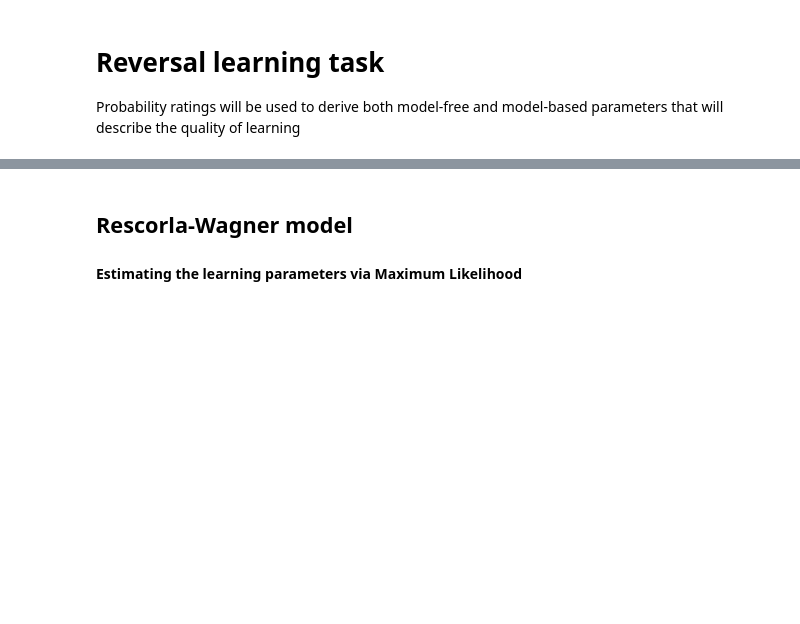
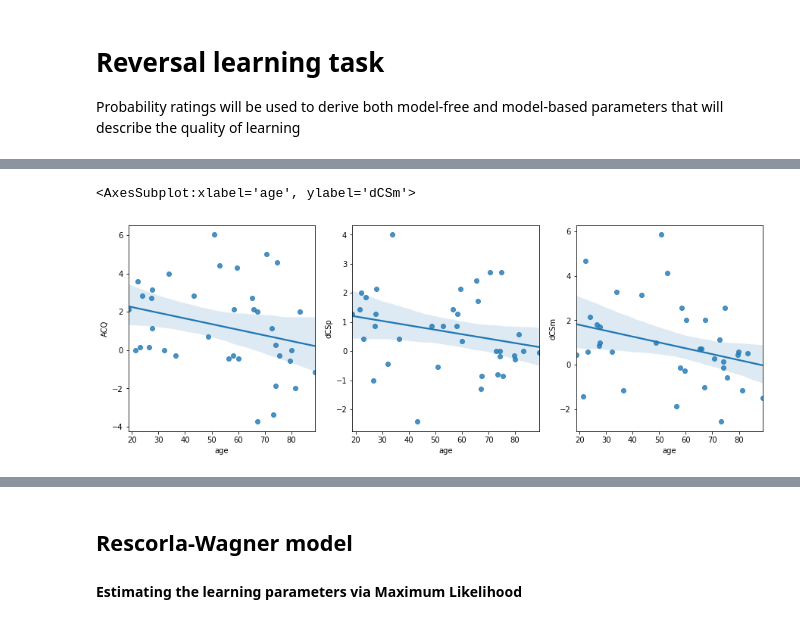
Before and after one commit to KoremNSN/Aging, a Jupyter notebook: Reversal/Reversal_behav.ipynb, the cells around one changed output, grey strips where cells are left out. Drawn from its saved outputs; the diff is of its cells as text; code cells hidden in the pictures; blank space fills up the shorter version.

```diff
--- a/Reversal/Reversal_behav.ipynb
+++ b/Reversal/Reversal_behav.ipynb
@@ -90,6 +88,9 @@ for sub in subs:
     CSpA = np.mean(df[(df['rectOri']==df['CSp']) & (df['trials'] < 15) & (df['trials'] > 7)]['rating_clean'])
     CSmA = np.mean(df[(df['rectOri']!=df['CSp']) & (df['trials'] < 15) & (df['trials'] > 7)]['rating_clean'])
 
+    CSpeR = np.mean(df[(df['rectOri']==df['CSp']) & (df['trials'] < 21) & (df['trials'] > 15)]['rating_clean'])
+    CSmeR = np.mean(df[(df['rectOri']!=df['CSp']) & (df['trials'] < 21) & (df['trials'] > 15)]['rating_clean'])
+
     CSpR = np.mean(df[(df['rectOri']==df['CSp']) & (df['trials'] > 21)]['rating_clean'])
     CSmR = np.mean(df[(df['rectOri']!=df['CSp']) & (df['trials'] > 21)]['rating_clean'])
 
@@ -97,7 +98,9 @@ for sub in subs:
     dCSp = CSpA - CSpR
     dCSm = CSmR - CSmA
 
-    temp = pd.DataFrame({'sub':[sub], 'ACQ': [ACQ], 'dCSp':[dCSp], 'dCSm': [dCSm]})
+    temp = pd.DataFrame({'sub':[sub], 'ACQ':[ACQ], 'dCSp':[dCSp], 'dCSm':[dCSm],
+                         'age':[df.Age[0]], 'CSpR':[CSpR], 'CSpeR': [CSpeR],
+                        'CSmeR':[CSmeR], 'CSmR':[CSmR]})
     model_free = model_free.append(temp)
 # %%
 fig2 = pd.melt(model_free, id_vars='sub', value_vars=['ACQ', 'dCSp', 'dCSm'], value_name='score', var_name = 'test')
@@ -108,0 +112,8 @@ plt.hlines(y=0,xmin=-0.5,xmax=2.5, color='black')
+# %%
+fig, axes = plt.subplots(1, 3, figsize=(15, 5))
+sns.regplot(y = 'ACQ',  x = 'age', data=model_free, ax=axes[0])
+sns.regplot(y = 'dCSp', x = 'age', data=model_free, ax=axes[1])
+sns.regplot(y = 'dCSm', x = 'age', data=model_free, ax=axes[2])
+# %% [output]
+<AxesSubplot:xlabel='age', ylabel='dCSm'>
+[figure, added]
```
Also changed, not shown: parts of 43 cells of this notebook, 16 other files.
